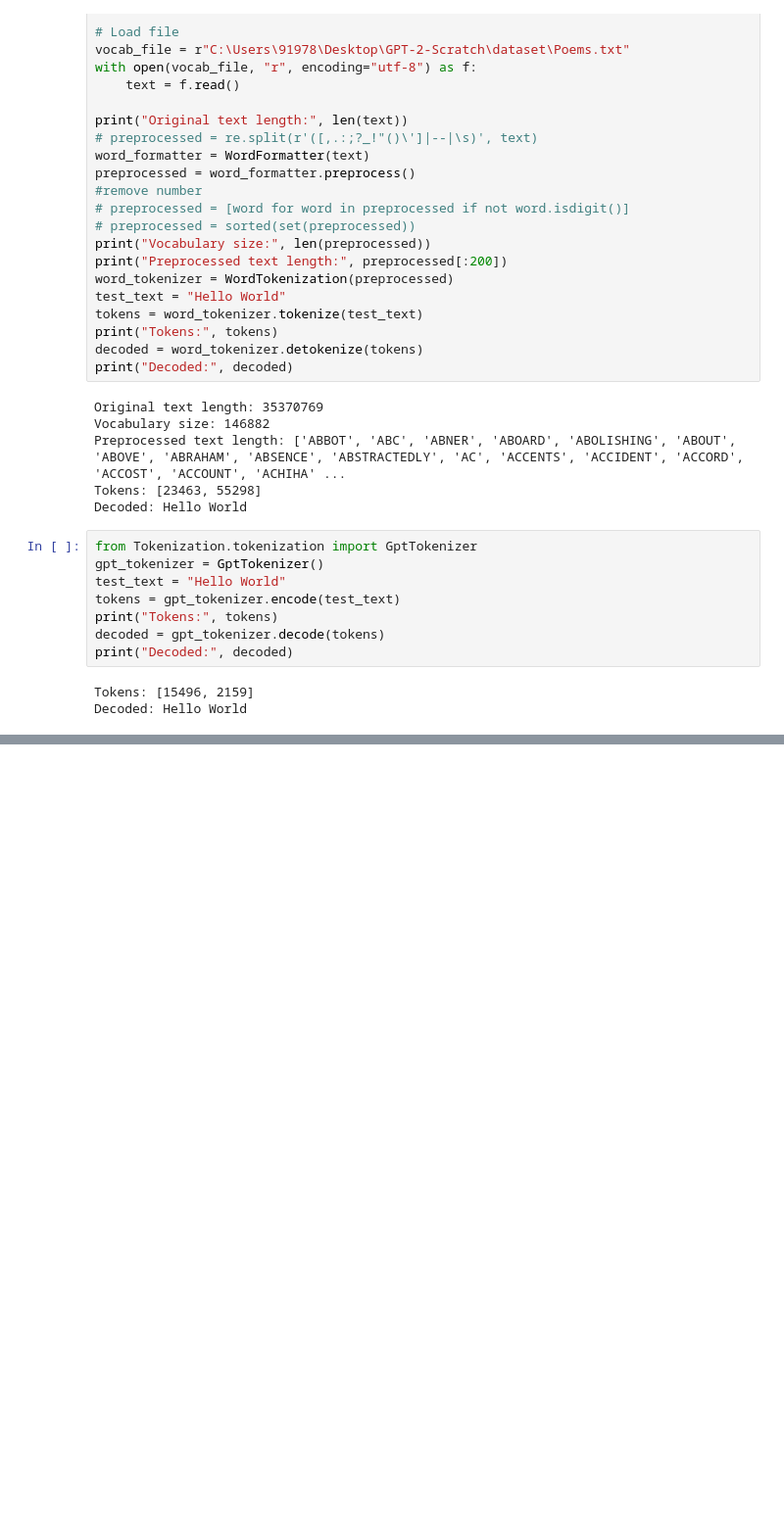
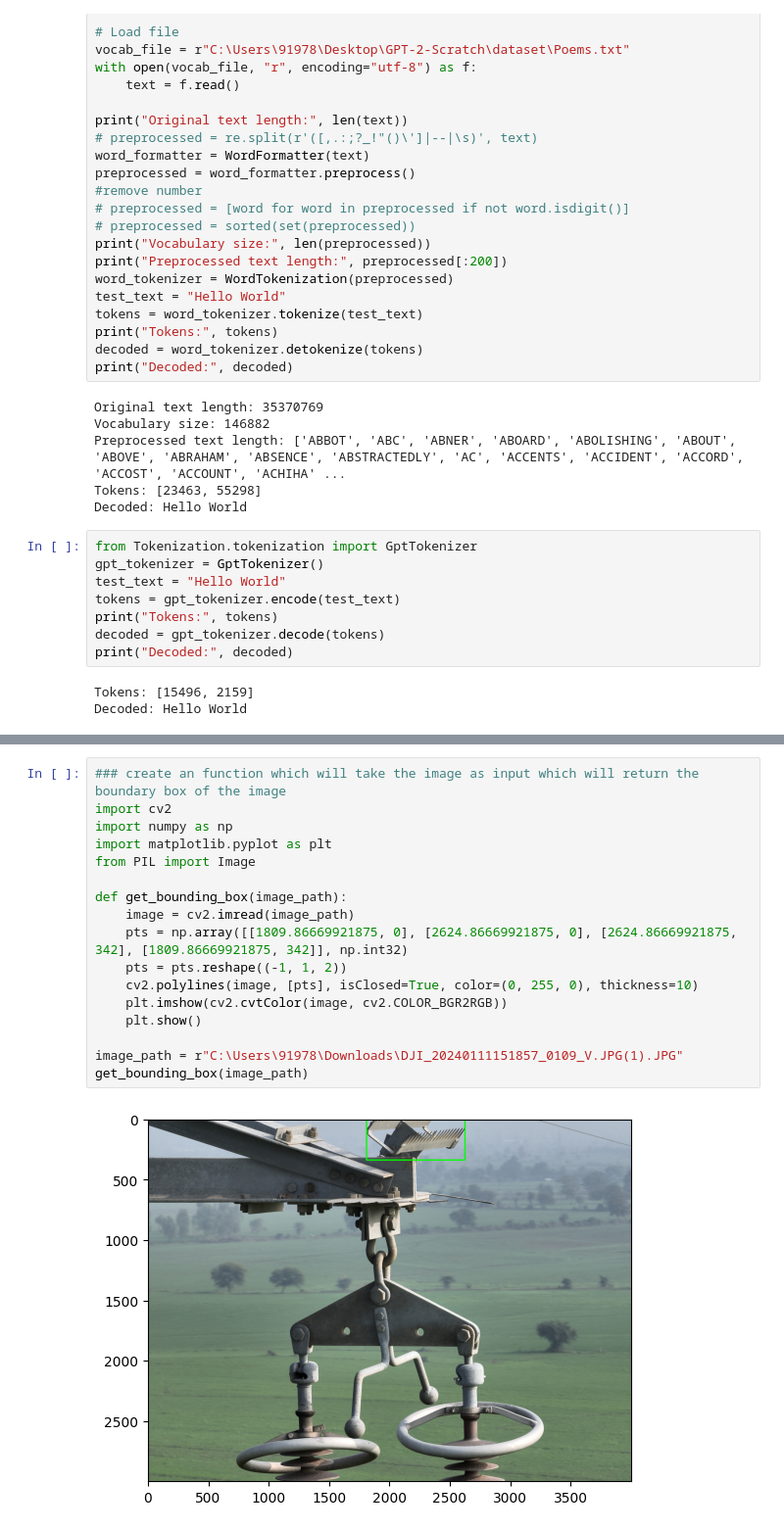
Before and after one commit to Adityaa-Sharma/GPT-2-Scratch, a Jupyter notebook: test.ipynb, the cells around one changed output, grey strips where cells are left out. Shown at 98% size. Saved outputs shown, nothing was run; the diff lists cells and outputs as text; blank space fills up the shorter version.

```diff
--- a/test.ipynb
+++ b/test.ipynb
@@ -89,0 +110,19 @@ Decoded: Hello World
+# %%
+### create an function which will take the image as input which will return the boundary box of the image
+import cv2
+import numpy as np
+import matplotlib.pyplot as plt
+from PIL import Image
+
+def get_bounding_box(image_path):
+    image = cv2.imread(image_path)
+    pts = np.array([[1809.86669921875, 0], [2624.86669921875, 0], [2624.86669921875, 342], [1809.86669921875, 342]], np.int32)
+    pts = pts.reshape((-1, 1, 2))
+    cv2.polylines(image, [pts], isClosed=True, color=(0, 255, 0), thickness=10)
+    plt.imshow(cv2.cvtColor(image, cv2.COLOR_BGR2RGB))
+    plt.show()
+
+image_path = r"C:\Users\91978\Downloads\DJI_20240111151857_0109_V.JPG(1).JPG"
+get_bounding_box(image_path)
+# %% [output]
+[figure, added]
```
Also changed, not shown: parts of 1 cell of this notebook, 1 other file.
